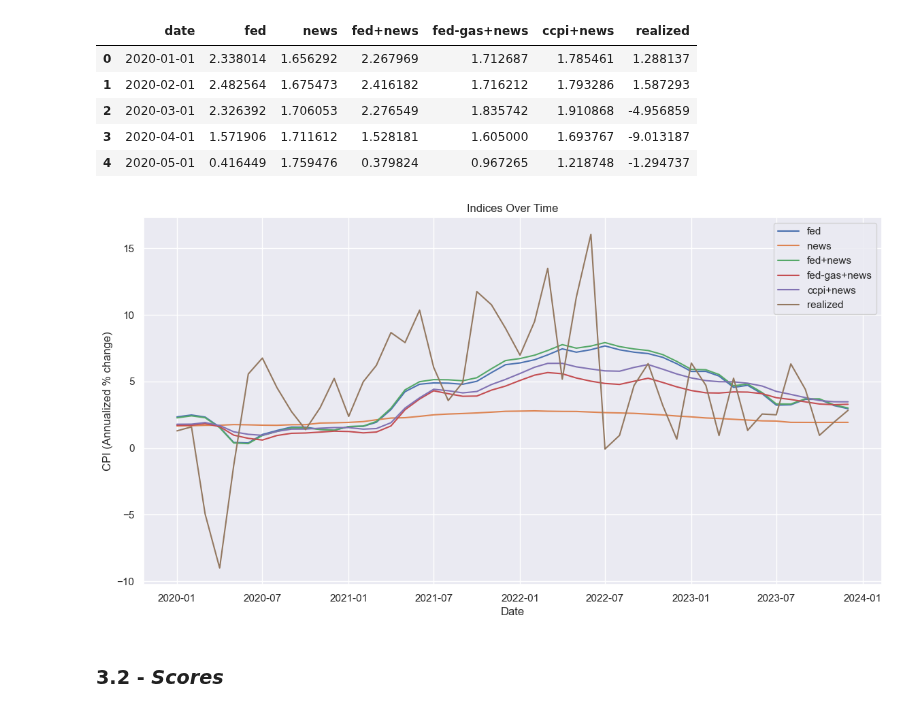
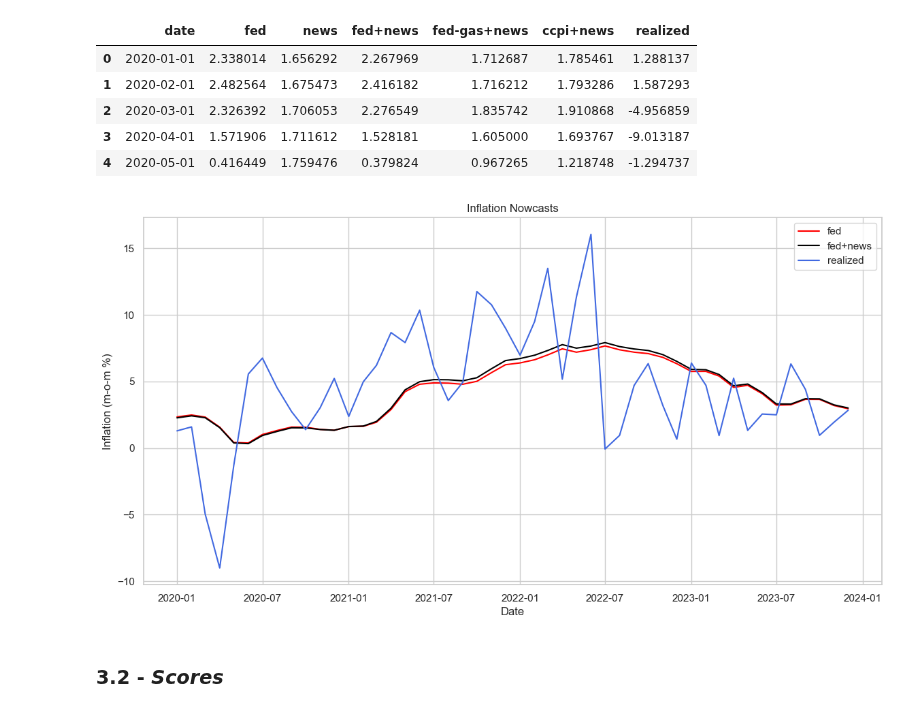
Before and after one commit to paultltc/InflaBERT, a Jupyter notebook: nowcaster.ipynb, the cells around one changed output. Drawn from its saved outputs; the diff is of its cells as text; code cells hidden in the pictures.

Commit message:
Plots notebook

```diff
--- a/nowcaster.ipynb
+++ b/nowcaster.ipynb
@@ -14,7 +14,7 @@ from epftoolbox.evaluation import GW
 import matplotlib.pyplot as plt
 import seaborn as sns
 
-sns.set_theme()
+sns.set_theme(style='whitegrid')
 
 %reload_ext autoreload
 %autoreload 2
@@ -517,21 +517,23 @@ forecasts_df.head()
 # %%
 plt.figure(figsize=(14, 7))
 
+color_map = {'fed': 'red', 'fed+news': 'black', 'realized': 'royalblue'}
+
 # Plot each column on the same plot
 for col in forecasts_df.columns:
-    if col != 'date':
-        plt.plot(forecasts_df['date'], forecasts_df[col], label=col)
+    if col in ['fed', 'fed+news', 'realized']:
+        plt.plot(forecasts_df['date'], forecasts_df[col], label=col, color=color_map[col])
 
 # Add labels, title, and legend
 plt.xlabel('Date')
-plt.ylabel('CPI (Annualized % change)')
-plt.title('Indices Over Time')
+plt.ylabel('Inflation (m-o-m %)')
+plt.title('Inflation Nowcasts')
 plt.legend(loc='best')  # Add a legend to differentiate columns
 
 # Show the plot
 plt.show()
 # %% [output]
-[figure, old version]
+[figure, new version]
 # %% [markdown]
 ### 3.2 - *Scores*
 # %%
```
Also changed, not shown: parts of 5 cells of this notebook, 11 other files.
